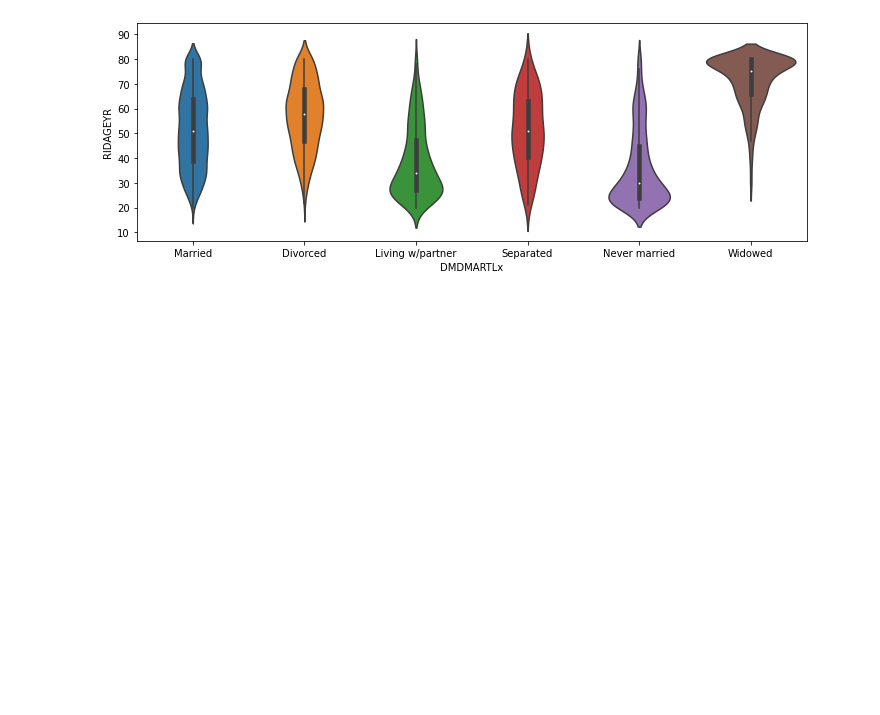
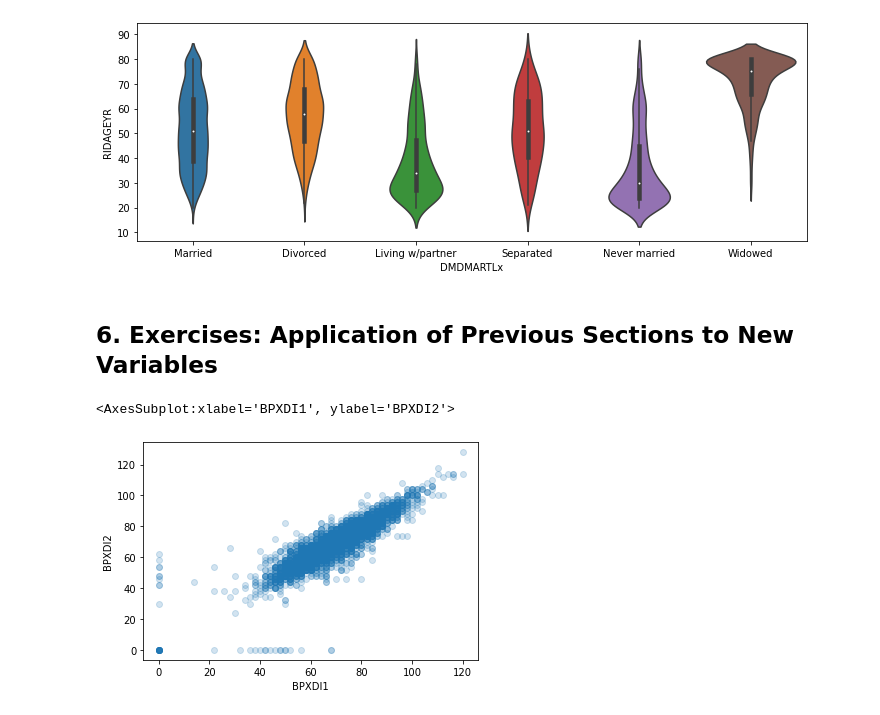
Before and after one commit to mxagar/statistics_with_python_coursera, a Jupyter notebook: 01_Visualization/lab/07_Multivariate_Analysis_NHANES_Dataset.ipynb, the cells around one changed output. Drawn from its saved outputs; the diff is of its cells as text; code cells hidden in the pictures; blank space fills up the shorter version.

Commit message:
exercise

```diff
--- a/01_Visualization/lab/07_Multivariate_Analysis_NHANES_Dataset.ipynb
+++ b/01_Visualization/lab/07_Multivariate_Analysis_NHANES_Dataset.ipynb
@@ -234,3 +236,15 @@ plt.figure(figsize=(12, 4))
 a = sns.violinplot(x="DMDMARTLx", y="RIDAGEYR", data=db)
 # %% [output]
 [figure]
+# %% [markdown]
+## 6. Exercises: Application of Previous Sections to New Variables
+# %%
+# Scatterplot between first & second blood pressure distolic measurements
+sns.regplot(data=da,
+            x="BPXDI1",
+            y="BPXDI2",
+            fit_reg=False,
+            scatter_kws={"alpha": 0.2})
+# %% [output]
+<AxesSubplot:xlabel='BPXDI1', ylabel='BPXDI2'>
+[figure, added]
```
Also changed, not shown: parts of 12 cells of this notebook.
